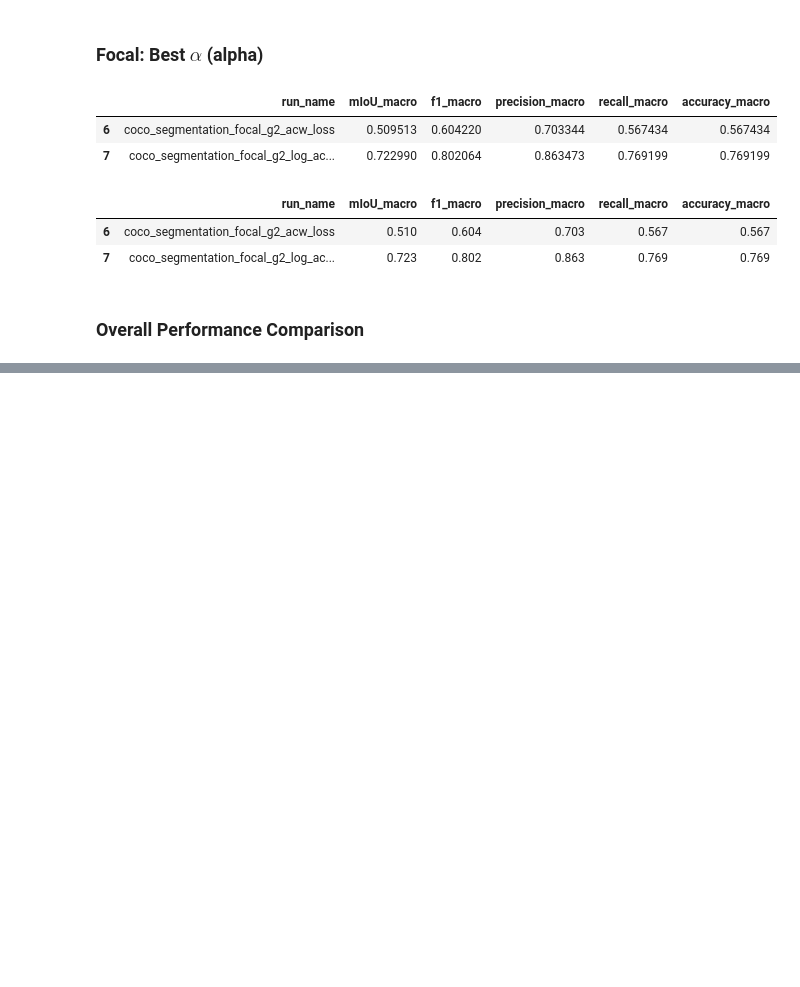
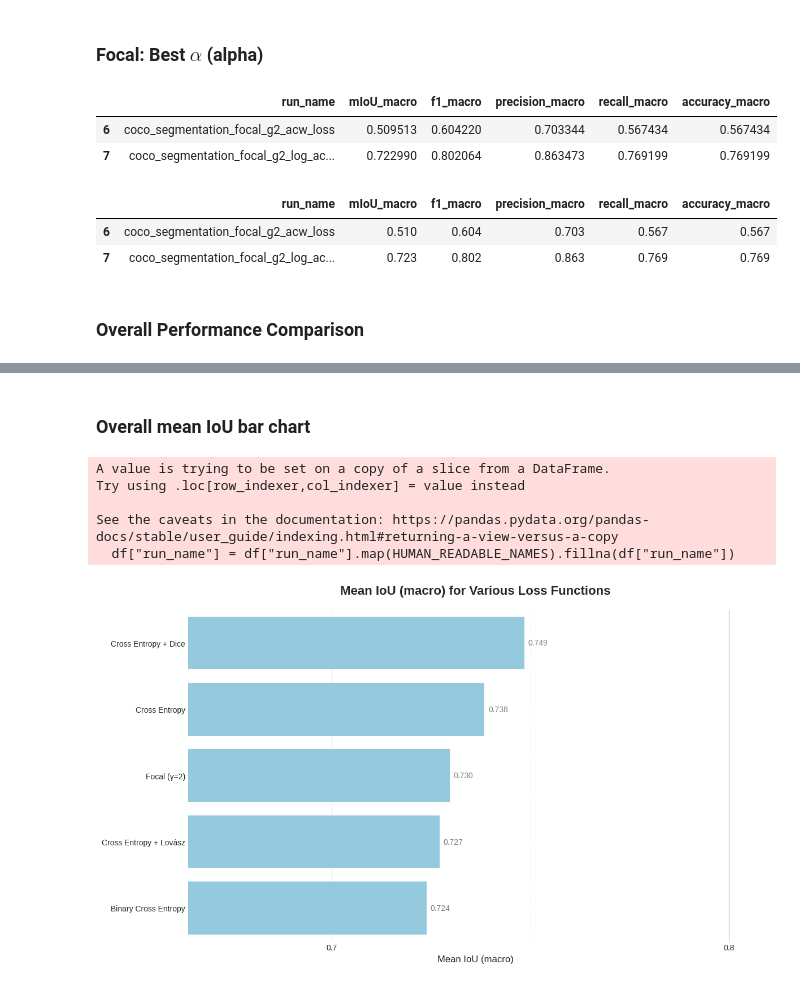
Before and after one commit to Sean-McConnachie/semantic-vae-loss-comparison, a Jupyter notebook: analysis/interpret_results.ipynb, the cells around one changed output, grey strips where cells are left out. Drawn from its saved outputs; the diff is of its cells as text; code cells hidden in the pictures; blank space fills up the shorter version.

```diff
--- a/analysis/interpret_results.ipynb
+++ b/analysis/interpret_results.ipynb
@@ -101,0 +105,67 @@ table_3sf(R_overall[STANDARD_COLS])
+# %% [markdown]
+### Overall mean IoU bar chart
+# %%
+HUMAN_READABLE_NAMES = {
+    "coco_segmentation_ce_loss": "Cross Entropy",
+    "coco_segmentation_bce_loss": "Binary Cross Entropy",
+    "coco_segmentation_ce_dice_loss": "Cross Entropy + Dice",
+    "coco_segmentation_focal_g2_loss": "Focal (γ=2)",
+    "coco_segmentation_ce_lovasz_loss": "Cross Entropy + Lovász",
+    "coco_segmentation_logcoshdice_loss": "Log(cosh(Dice))",
+    "coco_segmentation_ce_focal_tversky_loss": "Cross Entropy + Focal Tversky",
+}
+
+import matplotlib.pyplot as plt
+import seaborn as sns
+import matplotlib.ticker as mticker
+
+def plot_mean_iou_bar_chart(df, title, save_path):
+    df["run_name"] = df["run_name"].map(HUMAN_READABLE_NAMES).fillna(df["run_name"])
+    # sort by mIoU_macro descending
+    df = df.sort_values(by="mIoU_macro", ascending=False)
+
+    # Set a professional plot style
+    plt.style.use('seaborn-v0_8-whitegrid')
+    fig, ax = plt.subplots(figsize=(12, 7))
+
+    # Create the horizontal bar plot
+    bars = sns.barplot(
+        x="mIoU_macro",
+        y="run_name",
+        data=df,
+        color='skyblue',
+        ax=ax
+    )
+
+    # Add data labels to each bar for precise values
+    ax.bar_label(bars.containers[0], fmt='%.3f', padding=5, fontsize=10, color='gray')
+
+    # --- Grid and Axis Customization ---
+    # Set major grid lines every 0.1 and minor ones every 0.05
+    ax.xaxis.set_major_locator(mticker.MultipleLocator(0.1))
+    ax.xaxis.set_minor_locator(mticker.MultipleLocator(0.05))
+    ax.grid(which='minor', axis='x', linestyle=':', alpha=0.7)
+
+    # Set plot limits and labels
+    # ax.set_xlim(left=min(df["mIoU_macro"]) - 0.06, right=max(df["mIoU_macro"]) + 0.06) # Auto-adjust x-limits
+    ax.set_xlim(left=0.7, right=0.8) # Auto-adjust x-limits
+    ax.set_title(title, fontsize=16, pad=20, weight='bold')
+    ax.set_xlabel('Mean IoU (macro)', fontsize=12)
+    ax.set_ylabel('') # The y-ticks are self-explanatory
+
+    # Remove unnecessary chart borders (spines)
+    sns.despine(left=True, bottom=True)
+
+    # --- Final Touches ---
+    plt.tight_layout()
+    plt.savefig(save_path, dpi=300, bbox_inches='tight')
+    plt.show()
+
+plot_mean_iou_bar_chart(R_overall, "Mean IoU (macro) for Various Loss Functions", os.path.join(FIG_DIR, "mean_iou_bar_chart.png"))
+# %% [output]
+A value is trying to be set on a copy of a slice from a DataFrame.
+Try using .loc[row_indexer,col_indexer] = value instead
+
+See the caveats in the documentation: https://pandas.pydata.org/pandas-docs/stable/user_guide/indexing.html#returning-a-view-versus-a-copy
+  df["run_name"] = df["run_name"].map(HUMAN_READABLE_NAMES).fillna(df["run_name"])
+[figure, added]
```
Also changed, not shown: parts of 2 cells of this notebook, 4 other files.
